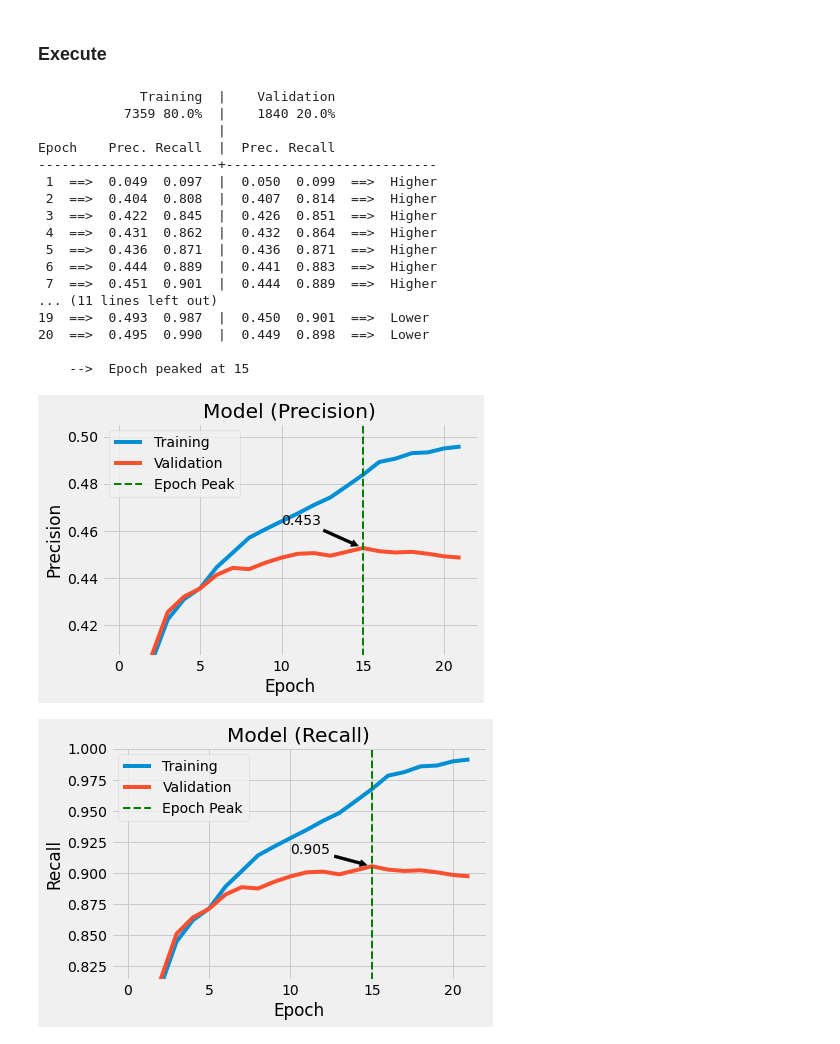
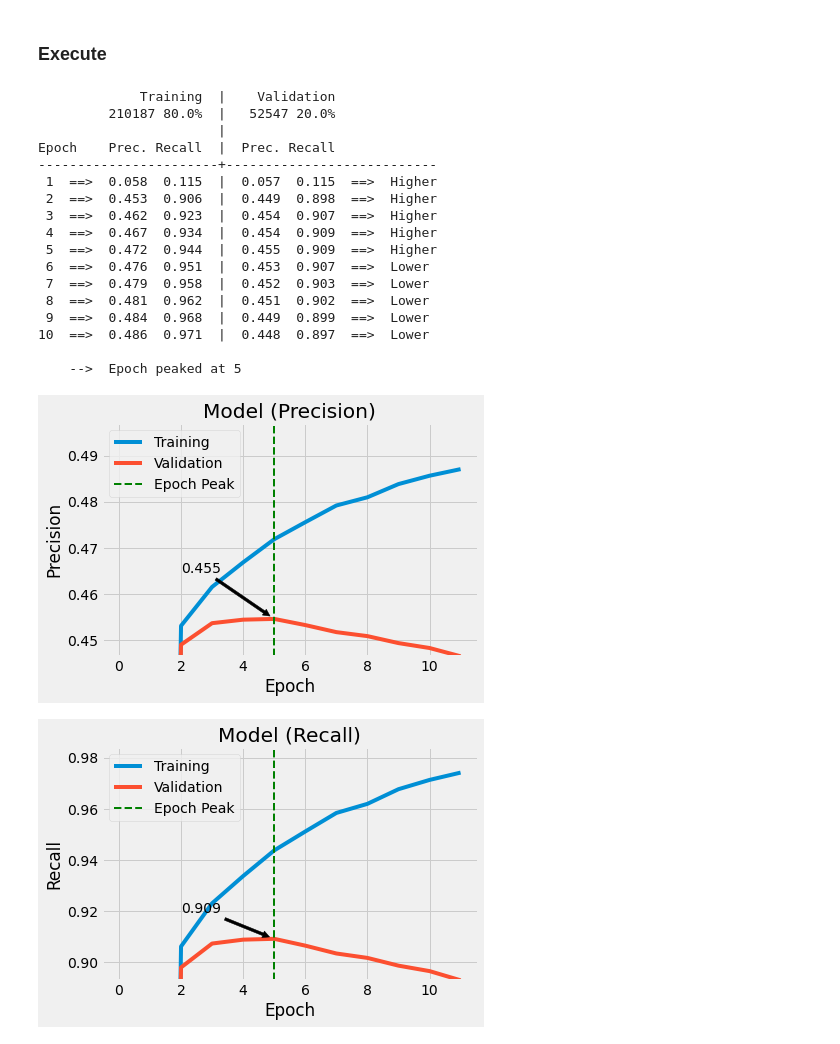
Before and after one commit to Kofoedsan/Python-TrustpilotPredict, a Jupyter notebook: 03_evaluate_fasttext.ipynb, the cells around one changed output. Saved outputs shown, nothing was run; the diff lists cells and outputs as text; code cells hidden in the pictures.

Commit message:
update 03_models and trained model with combined csv

```diff
--- a/03_evaluate_fasttext.ipynb
+++ b/03_evaluate_fasttext.ipynb
@@ -87,7 +87,7 @@ def model_plot(title, i, peak_epoch, models_train, models_valid):
 
     plt.annotate('{:.3f}'.format(peak_value),
                  xy=(peak_epoch,peak_value),
-                 xytext=(peak_epoch-5, peak_value+0.01),
+                 xytext=(peak_epoch-3, peak_value+0.01),
                  arrowprops={'arrowstyle' : 'simple', 'shrinkB' : 5, 'color' : 'black'},
                  color='black')
 
@@ -101,40 +101,43 @@ def model_plot(title, i, peak_epoch, models_train, models_valid):
 # %% [markdown]
 ### Execute
 # %%
-# Træn modellen ud fra givne parameter
 file = 'combined_csv'
 
-epoch      = 20
-lr         = 0.25
+# Split csv filen i hhv. trænings- og valideringsdata
+weight     = 0.8
+split_csv_file(file, weight)
+
+# Træn modellen ud fra givne parameter
+epoch      = 10
+lr         = 0.2
 wordNgrams = 2
 bucket     = 20000
 dim        = 200
 loss       = 'ova'
 top_labels = 2
 
-weight     = 0.8
-split_csv_file(file, weight)
+mt = model_trainer()
 
-mt = model_trainer()
+# Plot modellen
 model_plot('Precision', 1, mt[0], mt[1], mt[2])
 model_plot('Recall', 2, mt[0], mt[1], mt[2])
 # %% [output]
              Training  |    Validation
-           7359 80.0%  |    1840 20.0%
+         210187 80.0%  |   52547 20.0%
                        |
 Epoch    Prec. Recall  |  Prec. Recall
 -----------------------+---------------------------
- 1  ==>  0.049  0.097  |  0.050  0.099  ==>  Higher
- 2  ==>  0.404  0.808  |  0.407  0.814  ==>  Higher
- 3  ==>  0.422  0.845  |  0.426  0.851  ==>  Higher
- 4  ==>  0.431  0.862  |  0.432  0.864  ==>  Higher
- 5  ==>  0.436  0.871  |  0.436  0.871  ==>  Higher
- 6  ==>  0.444  0.889  |  0.441  0.883  ==>  Higher
- 7  ==>  0.451  0.901  |  0.444  0.889  ==>  Higher
-... (11 lines left out)
-19  ==>  0.493  0.987  |  0.450  0.901  ==>  Lower
-20  ==>  0.495  0.990  |  0.449  0.898  ==>  Lower
+ 1  ==>  0.058  0.115  |  0.057  0.115  ==>  Higher
+ 2  ==>  0.453  0.906  |  0.449  0.898  ==>  Higher
+ 3  ==>  0.462  0.923  |  0.454  0.907  ==>  Higher
+ 4  ==>  0.467  0.934  |  0.454  0.909  ==>  Higher
+ 5  ==>  0.472  0.944  |  0.455  0.909  ==>  Higher
+ 6  ==>  0.476  0.951  |  0.453  0.907  ==>  Lower
+ 7  ==>  0.479  0.958  |  0.452  0.903  ==>  Lower
+ 8  ==>  0.481  0.962  |  0.451  0.902  ==>  Lower
+ 9  ==>  0.484  0.968  |  0.449  0.899  ==>  Lower
+10  ==>  0.486  0.971  |  0.448  0.897  ==>  Lower
 
-    -->  Epoch peaked at 15
+    -->  Epoch peaked at 5
-[figure, old version]
+[figure, new version]
-[figure, old version]
+[figure, new version]
```
Also changed, not shown: 12 other files.
